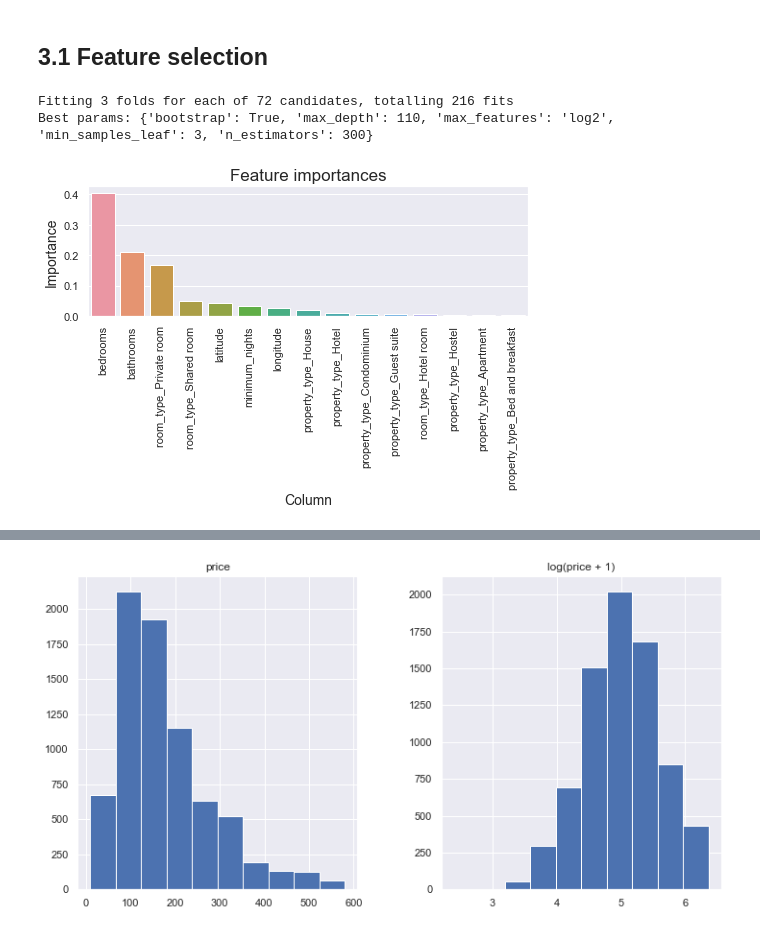
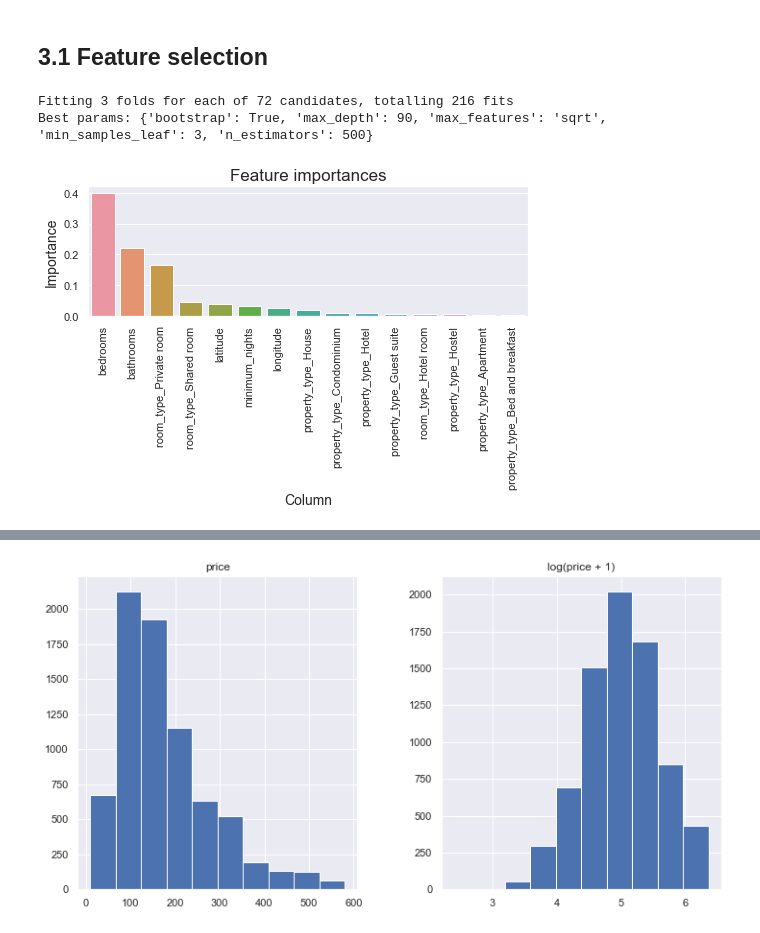
Before and after one commit to dissagaliyeva/property-rentals-analysis, a Jupyter notebook: analysis.ipynb, the cells around one changed output, grey strips where cells are left out. Cells and saved outputs as stored; diff of their text form; code cells hidden in the pictures.

```diff
--- a/analysis.ipynb
+++ b/analysis.ipynb
@@ -695,8 +695,8 @@ Minimum nights we can stay: 3
 # %% [markdown]
 ## 3.1 Feature selection
 # %%
-dt, features = create.random_forest(cleaned_df, features=True)
+dt, features_df = create.random_forest(cleaned_df, features=True)
 # %% [output]
 Fitting 3 folds for each of 72 candidates, totalling 216 fits
-Best params: {'bootstrap': True, 'max_depth': 110, 'max_features': 'log2', 'min_samples_leaf': 3, 'n_estimators': 300}
+Best params: {'bootstrap': True, 'max_depth': 90, 'max_features': 'sqrt', 'min_samples_leaf': 3, 'n_estimators': 500}
-[figure, old version]
+[figure, new version]
```
Also changed, not shown: parts of 24 cells of this notebook, 1 other file.
